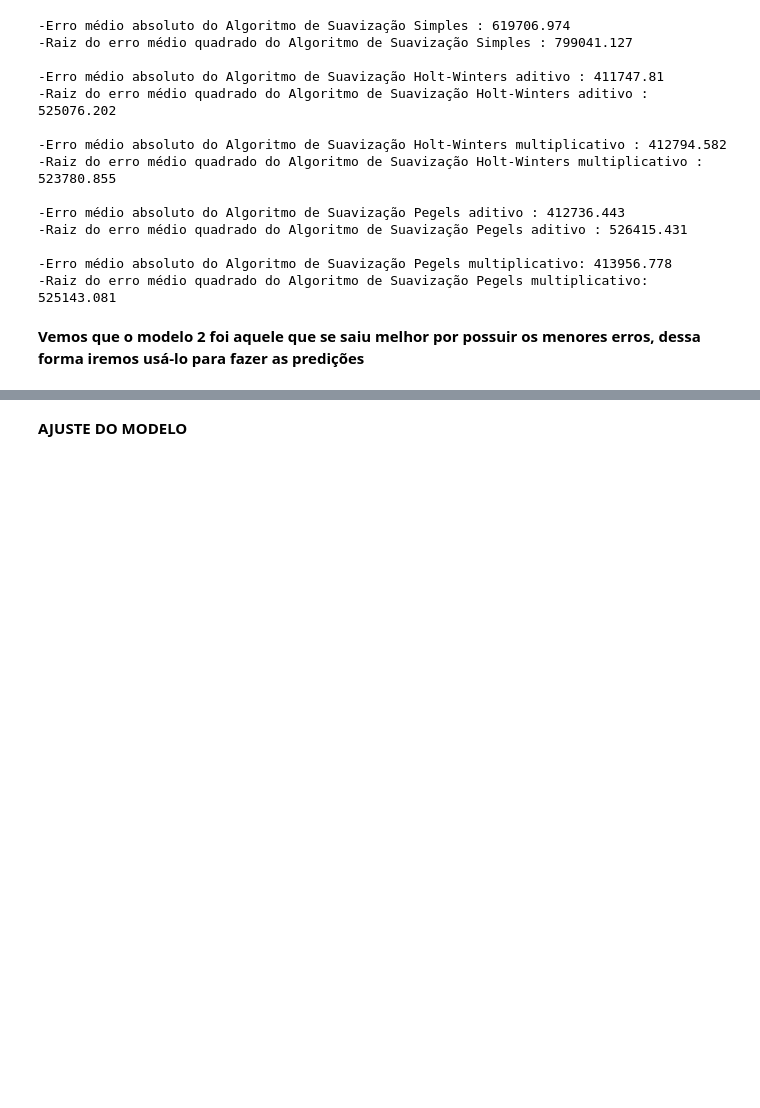
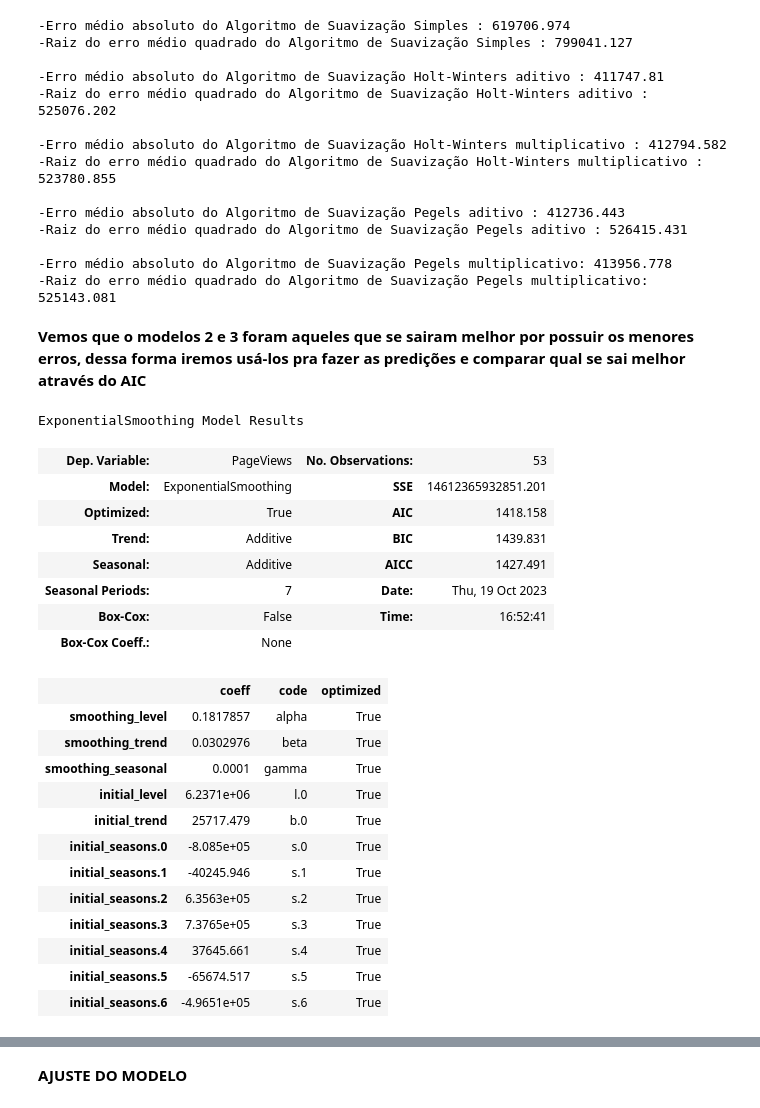
Before and after one commit to Rneron/Python, a Jupyter notebook: ModeloRBS.ipynb, the cells around one changed output, grey strips where cells are left out. Saved outputs shown, nothing was run; the diff lists cells and outputs as text; code cells hidden in the pictures; blank space fills up the shorter version.

```diff
--- a/ModeloRBS.ipynb
+++ b/ModeloRBS.ipynb
@@ -173,4 +170,29 @@ print('-Raiz do erro médio quadrado do Algoritmo de Suavização Pegels multipl
 -Erro médio absoluto do Algoritmo de Suavização Pegels multiplicativo: 413956.778
 -Raiz do erro médio quadrado do Algoritmo de Suavização Pegels multiplicativo: 525143.081
 # %% [markdown]
-**Vemos que o modelo 2 foi aquele que se saiu melhor por possuir os menores erros, dessa forma iremos usá-lo para fazer as predições**
+**Vemos que o modelos 2 e 3 foram aqueles que se sairam melhor por possuir os menores erros, dessa forma iremos usá-los pra fazer as predições e comparar qual se sai melhor através do AIC**
+# %%
+modelo_2.summary()
+# %% [output]
+ExponentialSmoothing Model Results
+| Dep. Variable: | PageViews | No. Observations: | 53 |
+| Model: | ExponentialSmoothing | SSE | 14612365932851.201 |
+| Optimized: | True | AIC | 1418.158 |
+| Trend: | Additive | BIC | 1439.831 |
+| Seasonal: | Additive | AICC | 1427.491 |
+| Seasonal Periods: | 7 | Date: | Thu, 19 Oct 2023 |
+| Box-Cox: | False | Time: | 16:52:41 |
+| Box-Cox Coeff.: | None |  |  |
+|  | coeff | code | optimized |
+| smoothing_level | 0.1817857 | alpha | True |
+| smoothing_trend | 0.0302976 | beta | True |
+| smoothing_seasonal | 0.0001 | gamma | True |
+| initial_level | 6.2371e+06 | l.0 | True |
+| initial_trend | 25717.479 | b.0 | True |
+| initial_seasons.0 | -8.085e+05 | s.0 | True |
+| initial_seasons.1 | -40245.946 | s.1 | True |
+| initial_seasons.2 | 6.3563e+05 | s.2 | True |
+| initial_seasons.3 | 7.3765e+05 | s.3 | True |
+| initial_seasons.4 | 37645.661 | s.4 | True |
+| initial_seasons.5 | -65674.517 | s.5 | True |
+| initial_seasons.6 | -4.9651e+05 | s.6 | True |
```
Also changed, not shown: parts of 14 cells of this notebook.
